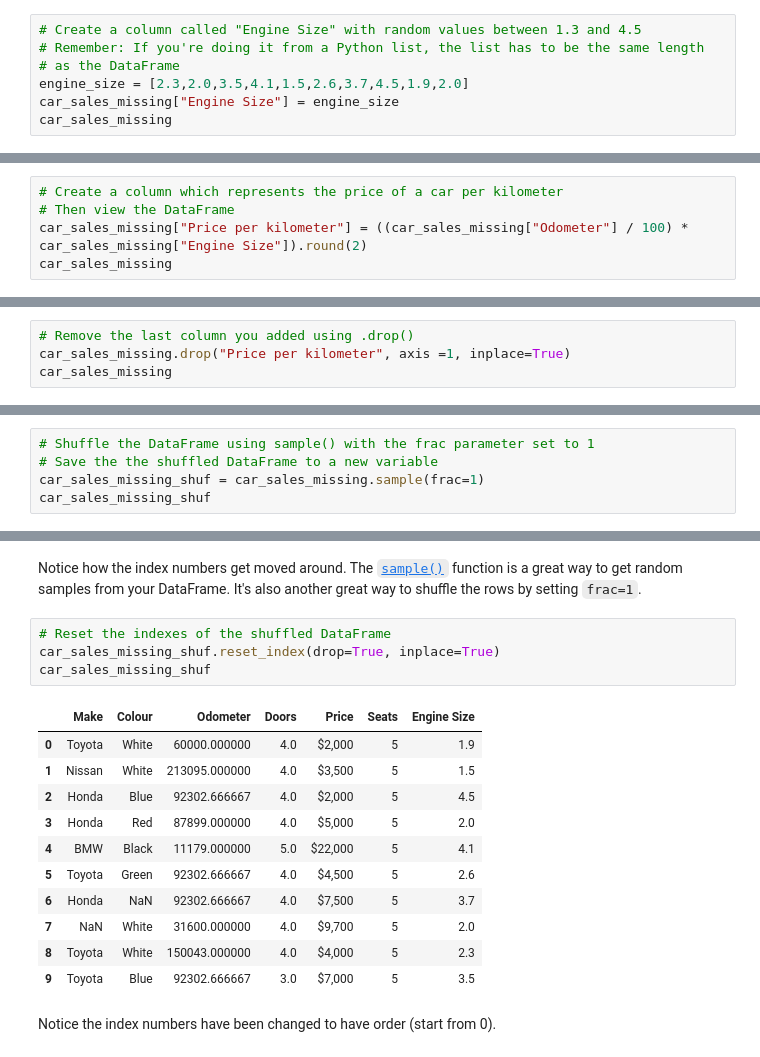
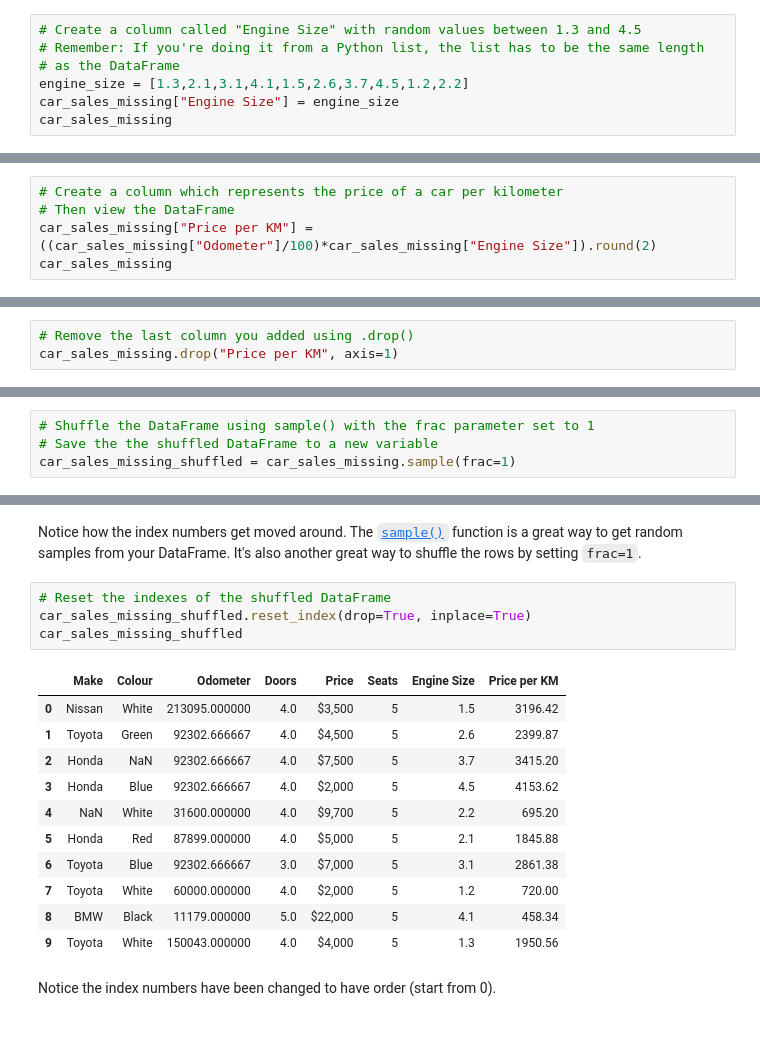
Before and after one commit to lemirser/MachineLearning, a Jupyter notebook: Exercise/pandas-exercises.ipynb, the cells around one changed output, grey strips where cells are left out. Drawn from its saved outputs; the diff is of its cells as text.

```diff
--- a/Exercise/pandas-exercises.ipynb
+++ b/Exercise/pandas-exercises.ipynb
@@ -397,7 +377,7 @@ car_sales_missing["Seats"] = 5
 # Create a column called "Engine Size" with random values between 1.3 and 4.5
 # Remember: If you're doing it from a Python list, the list has to be the same length
 # as the DataFrame
-engine_size = [2.3,2.0,3.5,4.1,1.5,2.6,3.7,4.5,1.9,2.0]
+engine_size = [1.3,2.1,3.1,4.1,1.5,2.6,3.7,4.5,1.2,2.2]
 car_sales_missing["Engine Size"] = engine_size
 car_sales_missing
 # %% [output]
@@ -415,6 +395,6 @@ car_sales_missing
 # %%
 # Create a column which represents the price of a car per kilometer
 # Then view the DataFrame
-car_sales_missing["Price per kilometer"] = ((car_sales_missing["Odometer"] / 100) * car_sales_missing["Engine Size"]).round(2)
+car_sales_missing["Price per KM"] = ((car_sales_missing["Odometer"]/100)*car_sales_missing["Engine Size"]).round(2)
 car_sales_missing
 # %% [output]
@@ -432,6 +412,5 @@ car_sales_missing
 # %%
 # Remove the last column you added using .drop()
-car_sales_missing.drop("Price per kilometer", axis =1, inplace=True)
-car_sales_missing
+car_sales_missing.drop("Price per KM", axis=1)
 # %% [output]
 |  | Make | Colour | Odometer | Doors | Price | Seats | Engine Size |
@@ -448,5 +427,4 @@ car_sales_missing
 # %%
 # Shuffle the DataFrame using sample() with the frac parameter set to 1
 # Save the the shuffled DataFrame to a new variable
-car_sales_missing_shuf = car_sales_missing.sample(frac=1)
-car_sales_missing_shuf
+car_sales_missing_shuffled = car_sales_missing.sample(frac=1)
@@ -466,20 +432,20 @@ car_sales_missing_shuf
 Notice how the index numbers get moved around. The [`sample()`](https://pandas.pydata.org/pandas-docs/stable/reference/api/pandas.DataFrame.sample.html) function is a great way to get random samples from your DataFrame. It's also another great way to shuffle the rows by setting `frac=1`.
 # %%
 # Reset the indexes of the shuffled DataFrame
-car_sales_missing_shuf.reset_index(drop=True, inplace=True)
-car_sales_missing_shuf
+car_sales_missing_shuffled.reset_index(drop=True, inplace=True)
+car_sales_missing_shuffled
 # %% [output]
-|  | Make | Colour | Odometer | Doors | Price | Seats | Engine Size |
-| 0 | Toyota | White | 60000.000000 | 4.0 | $2,000 | 5 | 1.9 |
-| 1 | Nissan | White | 213095.000000 | 4.0 | $3,500 | 5 | 1.5 |
-| 2 | Honda | Blue | 92302.666667 | 4.0 | $2,000 | 5 | 4.5 |
-| 3 | Honda | Red | 87899.000000 | 4.0 | $5,000 | 5 | 2.0 |
-| 4 | BMW | Black | 11179.000000 | 5.0 | $22,000 | 5 | 4.1 |
-| 5 | Toyota | Green | 92302.666667 | 4.0 | $4,500 | 5 | 2.6 |
-| 6 | Honda | NaN | 92302.666667 | 4.0 | $7,500 | 5 | 3.7 |
-| 7 | NaN | White | 31600.000000 | 4.0 | $9,700 | 5 | 2.0 |
-| 8 | Toyota | White | 150043.000000 | 4.0 | $4,000 | 5 | 2.3 |
-| 9 | Toyota | Blue | 92302.666667 | 3.0 | $7,000 | 5 | 3.5 |
+|  | Make | Colour | Odometer | Doors | Price | Seats | Engine Size | Price per KM |
+| 0 | Nissan | White | 213095.000000 | 4.0 | $3,500 | 5 | 1.5 | 3196.42 |
+| 1 | Toyota | Green | 92302.666667 | 4.0 | $4,500 | 5 | 2.6 | 2399.87 |
+| 2 | Honda | NaN | 92302.666667 | 4.0 | $7,500 | 5 | 3.7 | 3415.20 |
+| 3 | Honda | Blue | 92302.666667 | 4.0 | $2,000 | 5 | 4.5 | 4153.62 |
+| 4 | NaN | White | 31600.000000 | 4.0 | $9,700 | 5 | 2.2 | 695.20 |
+| 5 | Honda | Red | 87899.000000 | 4.0 | $5,000 | 5 | 2.1 | 1845.88 |
+| 6 | Toyota | Blue | 92302.666667 | 3.0 | $7,000 | 5 | 3.1 | 2861.38 |
+| 7 | Toyota | White | 60000.000000 | 4.0 | $2,000 | 5 | 1.2 | 720.00 |
+| 8 | BMW | Black | 11179.000000 | 5.0 | $22,000 | 5 | 4.1 | 458.34 |
+| 9 | Toyota | White | 150043.000000 | 4.0 | $4,000 | 5 | 1.3 | 1950.56 |
 # %% [markdown]
 Notice the index numbers have been changed to have order (start from 0).
 # %%
```
Also changed, not shown: parts of 23 cells of this notebook.
